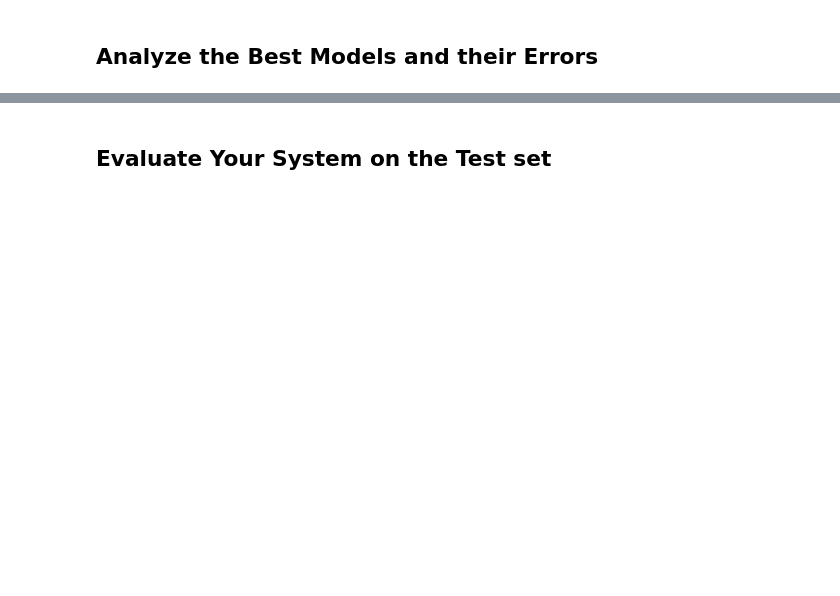
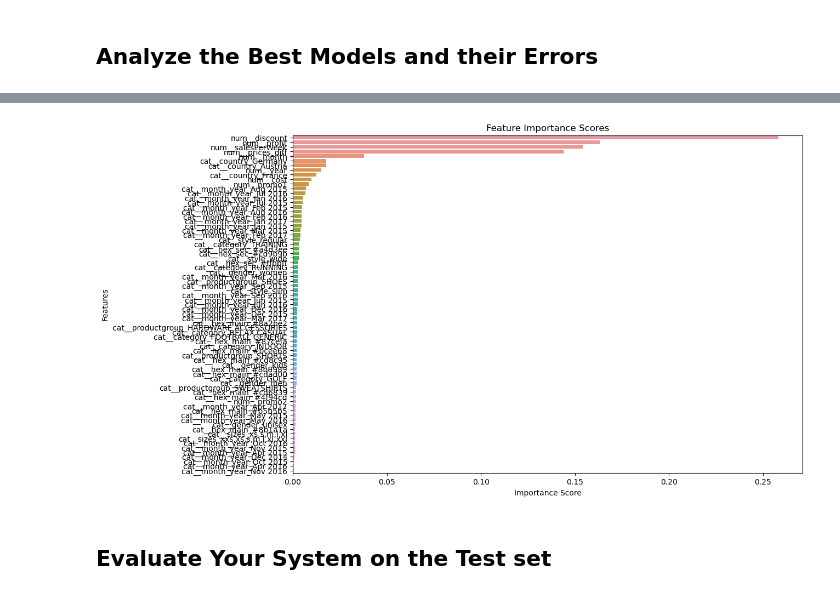
Before and after one commit to AlyAEE/Sports-Wear-Group-Classification-Project, a Jupyter notebook: Notebooks/04.Model building.ipynb, the cells around one changed output, grey strips where cells are left out. Cells and saved outputs as stored; diff of their text form; code cells hidden in the pictures; blank space fills up the shorter version.

```diff
--- a/Notebooks/04.Model building.ipynb
+++ b/Notebooks/04.Model building.ipynb
@@ -206,3 +284,16 @@ rf_clf_grid_search.best_estimator_
+# %%
+# Sort the feature importances in descending order
+feature_scores = feature_scores.sort_values(ascending=False)
+
+# Plot the feature importance scores
+plt.figure(figsize=(12, 8))
+sns.barplot(x=feature_scores.values, y=feature_scores.index)
+plt.title('Feature Importance Scores')
+plt.xlabel('Importance Score')
+plt.ylabel('Features')
+plt.show()
+# %% [output]
+[figure, added]
 # %% [markdown]
 ## Evaluate Your System on the Test set
 # %%
```
Also changed, not shown: parts of 12 cells of this notebook, 1 other file.
